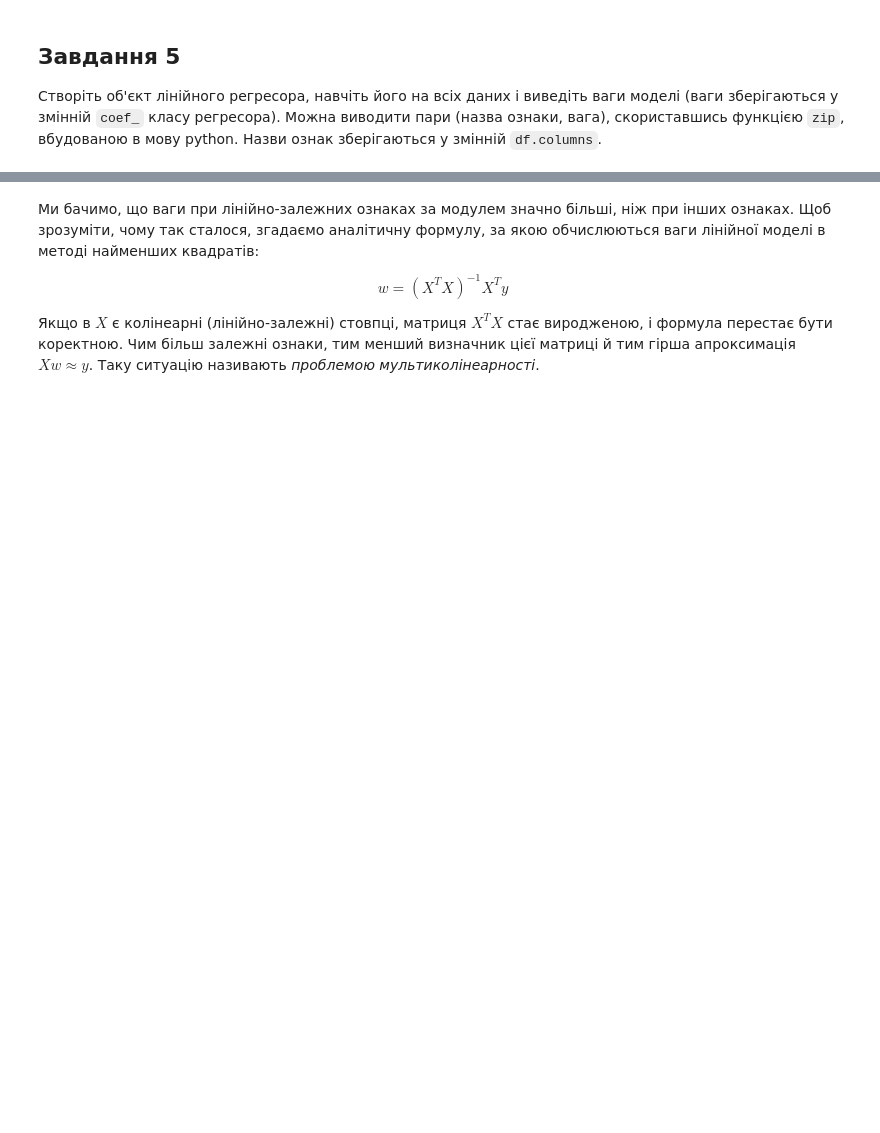
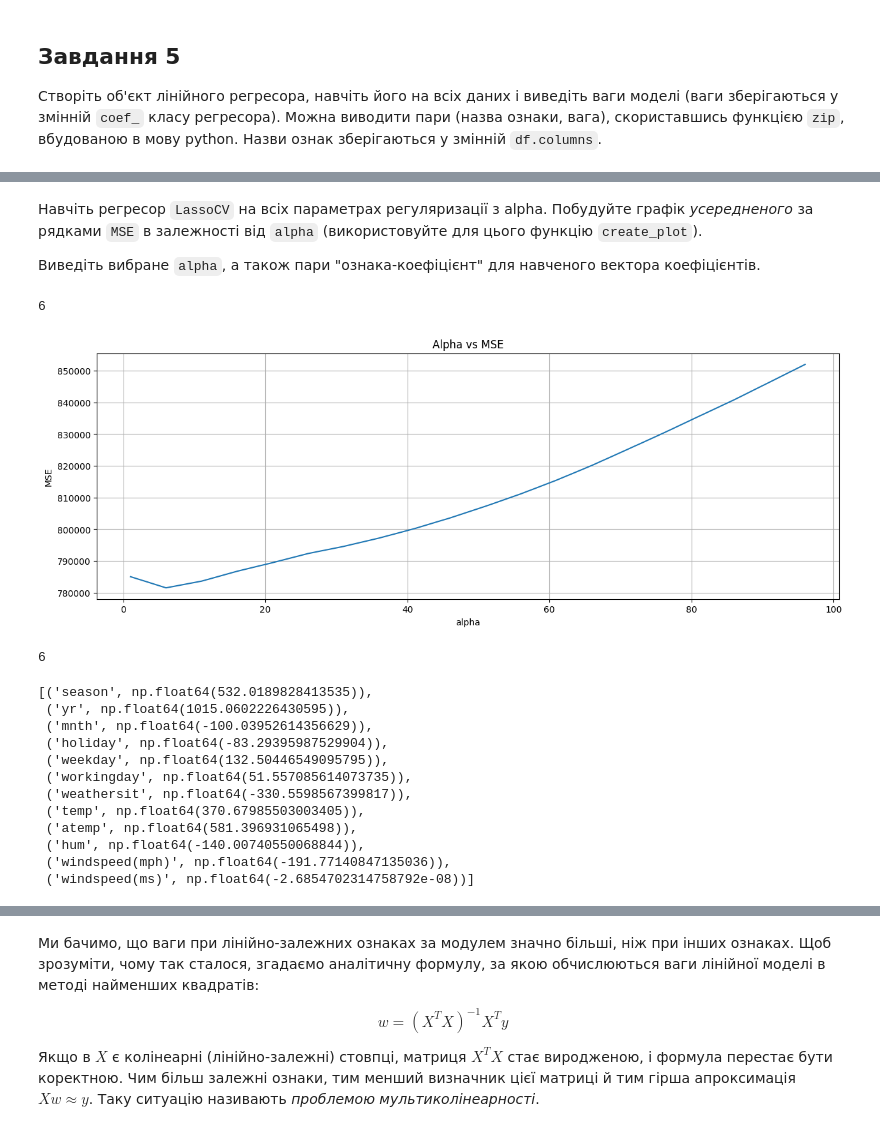
Before and after one commit to yevhen-moroz/goit-ds-hw-04-0-, a Jupyter notebook: HW_7/OverfittingHomeWork.ipynb, the cells around one changed output, grey strips where cells are left out. Cells and saved outputs as stored; diff of their text form; code cells hidden in the pictures; blank space fills up the shorter version.

```diff
--- a/HW_7/OverfittingHomeWork.ipynb
+++ b/HW_7/OverfittingHomeWork.ipynb
@@ -189,0 +417,7 @@ list(zip(X.columns, regressor.coef_))
+# %%
+from sklearn.linear_model import Ridge
+
+regressor = Ridge(alpha=1)
+regressor.fit(X, y)
+
+list(zip(df.columns[:-1], regressor.coef_))
@@ -189,0 +513,55 @@ list(zip(X.columns, regressor.coef_))
+# %% [markdown]
+Навчіть регресор `LassoCV` на всіх параметрах регуляризації з alpha. Побудуйте графік _усередненого_ за рядками `MSE` в залежності від `alpha` (використовуйте для цього функцію `create_plot`).
+
+Виведіть вибране `alpha`, а також пари "ознака-коефіцієнт" для навченого вектора коефіцієнтів.
+# %%
+def create_plot(data, title, xlabel, ylabel, figsize=None):
+    size = figsize or (15, 5)
+    plt.figure(figsize=size)
+
+    x = [e[0] for e in data]
+    y = [e[1] for e in data]
+    plt.plot(x, y)
+
+    plt.title(title)
+    plt.xlabel(xlabel)
+    plt.ylabel(ylabel)
+
+    plt.grid()
+    plt.show()
+# %%
+from sklearn.linear_model import LassoCV
+
+alphas = np.arange(1,100,5)
+
+regressor = LassoCV(alphas=alphas, cv=3)
+regressor.fit(X,y)
+
+mean_mse = regressor.mse_path_.mean(axis=1)
+print(regressor.alpha_)
+create_plot(
+    list(zip(regressor.alphas_, mean_mse)),
+    "Alpha vs MSE",
+    "alpha",
+    "MSE"
+)
+
+print(regressor.alpha_)
+
+list(zip(df.columns[:-1], regressor.coef_))
+# %% [output]
+6
+[figure, added]
+6
+[('season', np.float64(532.0189828413535)),
+ ('yr', np.float64(1015.0602226430595)),
+ ('mnth', np.float64(-100.03952614356629)),
+ ('holiday', np.float64(-83.29395987529904)),
+ ('weekday', np.float64(132.50446549095795)),
+ ('workingday', np.float64(51.557085614073735)),
+ ('weathersit', np.float64(-330.5598567399817)),
+ ('temp', np.float64(370.67985503003405)),
+ ('atemp', np.float64(581.396931065498)),
+ ('hum', np.float64(-140.00740550068844)),
+ ('windspeed(mph)', np.float64(-191.77140847135036)),
+ ('windspeed(ms)', np.float64(-2.6854702314758792e-08))]
```
Also changed, not shown: parts of 70 cells of this notebook.
